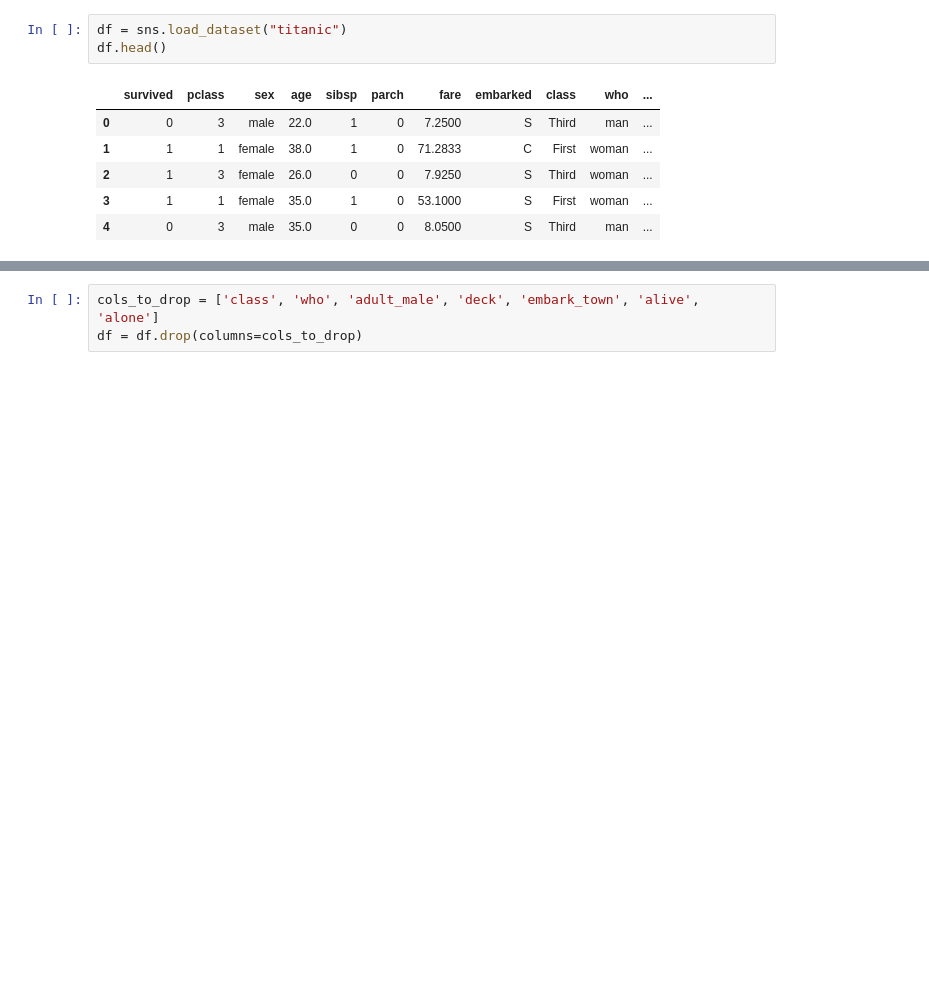
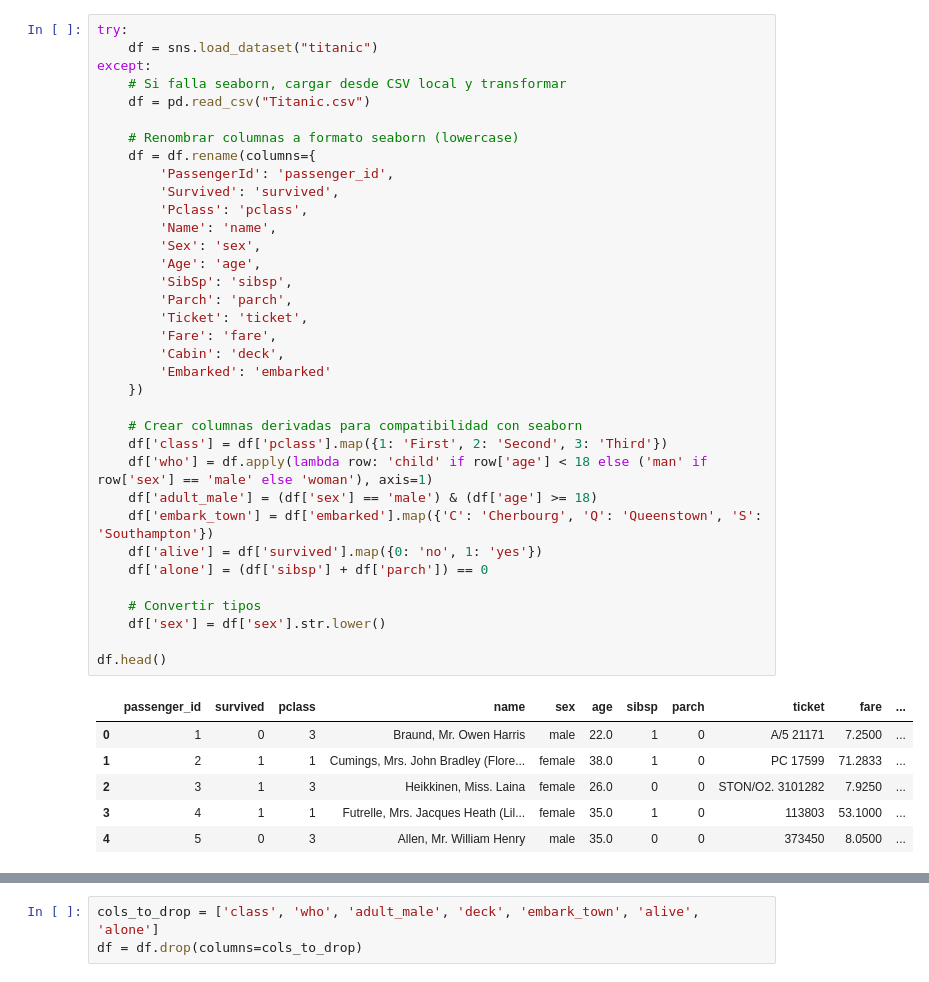
Before and after one commit to joaquinmartirena/Practico4_ADD, a Jupyter notebook: PCA_P4.ipynb, the cells around one changed output, grey strips where cells are left out. Cells and saved outputs as stored; diff of their text form; blank space fills up the shorter version.

```diff
--- a/PCA_P4.ipynb
+++ b/PCA_P4.ipynb
@@ -9,10 +25,42 @@ sns.set_theme(style="whitegrid", palette="Set2")
 # %%
-df = sns.load_dataset("titanic")
+try:
+    df = sns.load_dataset("titanic")
+except:
+    # Si falla seaborn, cargar desde CSV local y transformar
+    df = pd.read_csv("Titanic.csv")
+
+    # Renombrar columnas a formato seaborn (lowercase)
+    df = df.rename(columns={
+        'PassengerId': 'passenger_id',
+        'Survived': 'survived',
+        'Pclass': 'pclass',
+        'Name': 'name',
+        'Sex': 'sex',
+        'Age': 'age',
+        'SibSp': 'sibsp',
+        'Parch': 'parch',
+        'Ticket': 'ticket',
+        'Fare': 'fare',
+        'Cabin': 'deck',
+        'Embarked': 'embarked'
+    })
+
+    # Crear columnas derivadas para compatibilidad con seaborn
+    df['class'] = df['pclass'].map({1: 'First', 2: 'Second', 3: 'Third'})
+    df['who'] = df.apply(lambda row: 'child' if row['age'] < 18 else ('man' if row['sex'] == 'male' else 'woman'), axis=1)
+    df['adult_male'] = (df['sex'] == 'male') & (df['age'] >= 18)
+    df['embark_town'] = df['embarked'].map({'C': 'Cherbourg', 'Q': 'Queenstown', 'S': 'Southampton'})
+    df['alive'] = df['survived'].map({0: 'no', 1: 'yes'})
+    df['alone'] = (df['sibsp'] + df['parch']) == 0
+
+    # Convertir tipos
+    df['sex'] = df['sex'].str.lower()
+
 df.head()
 # %% [output]
-|  | survived | pclass | sex | age | sibsp | parch | fare | embarked | class | who | ... |
-| 0 | 0 | 3 | male | 22.0 | 1 | 0 | 7.2500 | S | Third | man | ... |
-| 1 | 1 | 1 | female | 38.0 | 1 | 0 | 71.2833 | C | First | woman | ... |
-| 2 | 1 | 3 | female | 26.0 | 0 | 0 | 7.9250 | S | Third | woman | ... |
-| 3 | 1 | 1 | female | 35.0 | 1 | 0 | 53.1000 | S | First | woman | ... |
-| 4 | 0 | 3 | male | 35.0 | 0 | 0 | 8.0500 | S | Third | man | ... |
+|  | passenger_id | survived | pclass | name | sex | age | sibsp | parch | ticket | fare | ... |
+| 0 | 1 | 0 | 3 | Braund, Mr. Owen Harris | male | 22.0 | 1 | 0 | A/5 21171 | 7.2500 | ... |
+| 1 | 2 | 1 | 1 | Cumings, Mrs. John Bradley (Flore... | female | 38.0 | 1 | 0 | PC 17599 | 71.2833 | ... |
+| 2 | 3 | 1 | 3 | Heikkinen, Miss. Laina | female | 26.0 | 0 | 0 | STON/O2. 3101282 | 7.9250 | ... |
+| 3 | 4 | 1 | 1 | Futrelle, Mrs. Jacques Heath (Lil... | female | 35.0 | 1 | 0 | 113803 | 53.1000 | ... |
+| 4 | 5 | 0 | 3 | Allen, Mr. William Henry | male | 35.0 | 0 | 0 | 373450 | 8.0500 | ... |
```
Also changed, not shown: parts of 25 cells of this notebook.
